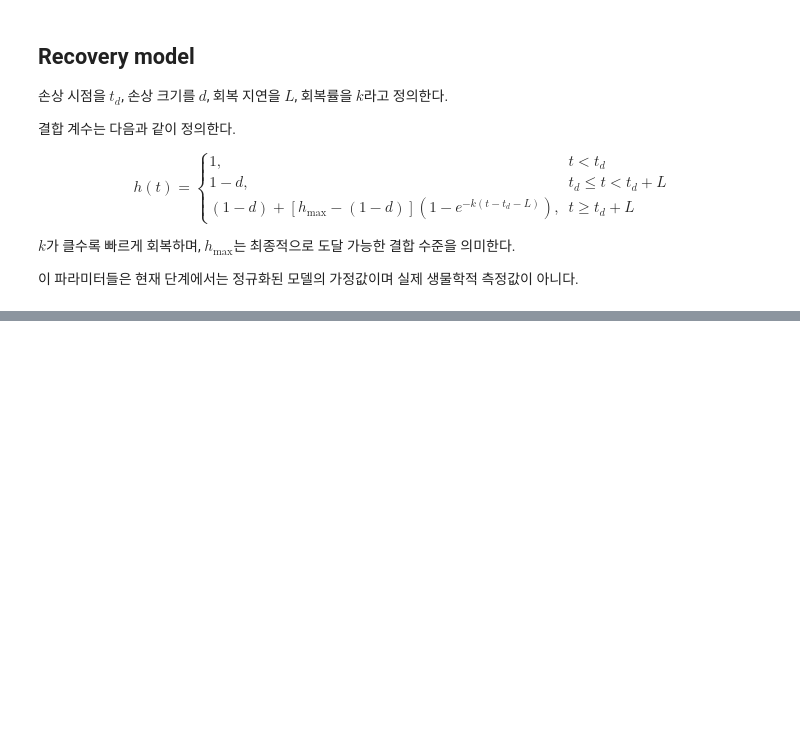
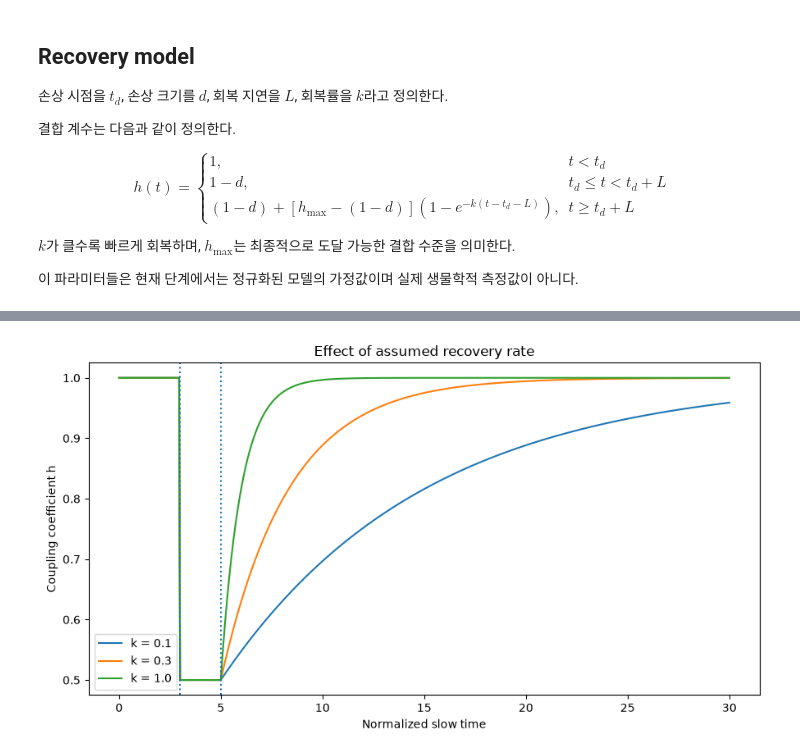
Before and after one commit to minwoo02/neural-interface-signal-recovery, a Jupyter notebook: notebooks/04_biological_recovery_model.ipynb, the cells around one changed output, grey strips where cells are left out. Drawn from its saved outputs; the diff is of its cells as text; code cells hidden in the pictures; blank space fills up the shorter version.

```diff
--- a/notebooks/04_biological_recovery_model.ipynb
+++ b/notebooks/04_biological_recovery_model.ipynb
@@ -108,0 +114,9 @@ IndentationError: expected an indented block after function definition on line 1
+# %%
+#시뮬레이션 시간 설정
+dt = 0.05
+
+t = np.arange(
+    0,
+    30 + dt/2,
+    dt
+)
@@ -108,0 +175,43 @@ IndentationError: expected an indented block after function definition on line 1
+# %%
+#rate_rates 그래프 비교
+
+plt.figure(figsize=(9, 5))
+
+for rate in repair_rates:
+
+    h_test = coupling(
+        t,
+        damage=damage,
+        repair_rate=rate,
+        repair_delay=repair_delay,
+        damage_time=damage_time,
+        h_max=h_max
+    )
+
+    plt.plot(
+        t,
+        h_test,
+        label=f"k = {rate}"
+    )
+
+plt.axvline(
+    damage_time,
+    linestyle=":"
+)
+
+plt.axvline(
+    damage_time + repair_delay,
+    linestyle=":"
+)
+
+plt.xlabel("Normalized slow time")
+plt.ylabel("Coupling coefficient h")
+
+plt.title("Effect of assumed recovery rate")
+
+plt.legend()
+
+plt.tight_layout()
+plt.show()
+# %% [output]
+[figure, added]
```
Also changed, not shown: parts of 10 cells of this notebook.
